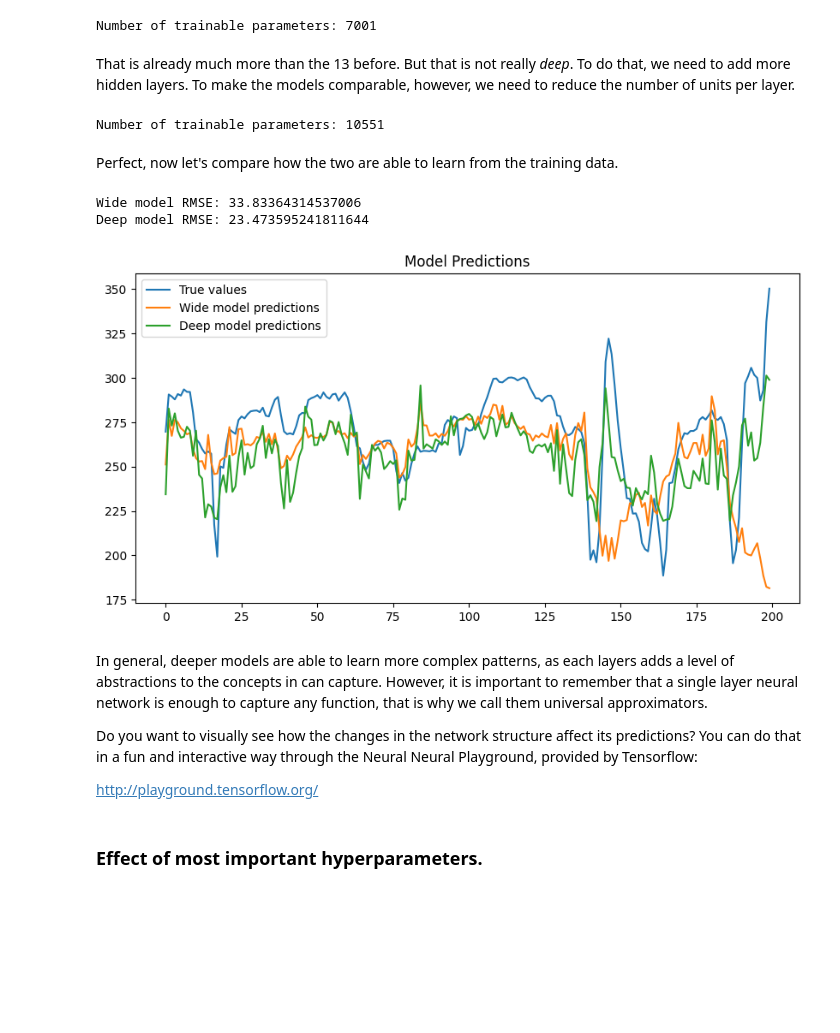
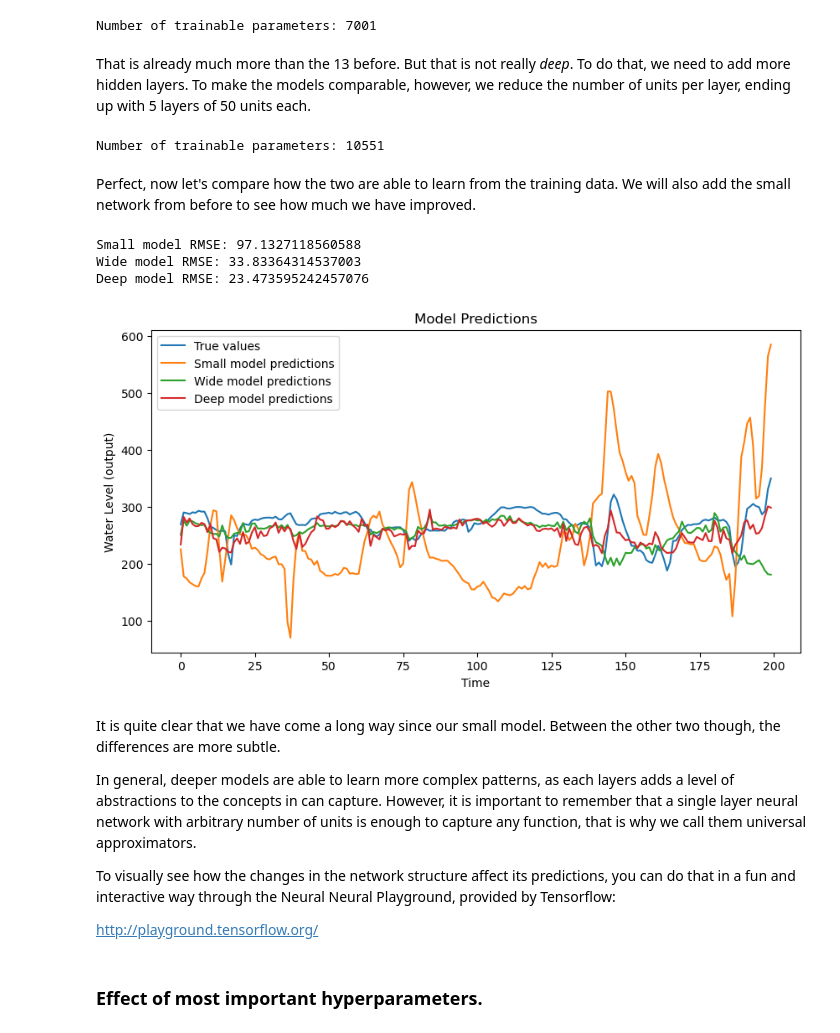
Before and after one commit to oriol-pomarol/codegeo_workshops, a Jupyter notebook: 3_understanding_neural_networks.ipynb, the cells around one changed output. Saved outputs shown, nothing was run; the diff lists cells and outputs as text; code cells hidden in the pictures; blank space fills up the shorter version.

```diff
--- a/3_understanding_neural_networks.ipynb
+++ b/3_understanding_neural_networks.ipynb
@@ -181,7 +179,7 @@ print("Number of trainable parameters:", n_params)
 # %% [output]
 Number of trainable parameters: 7001
 # %% [markdown]
-That is already much more than the 13 before. But that is not really *deep*. To do that, we need to add more hidden layers. To make the models comparable, however, we need to reduce the number of units per layer.
+That is already much more than the 13 before. But that is not really *deep*. To do that, we need to add more hidden layers. To make the models comparable, however, we reduce the number of units per layer, ending up with 5 layers of 50 units each.
 # %%
 # Fit a deep model
 model_deep = MLPRegressor(hidden_layer_sizes=(50, 50, 50, 50, 50), activation='relu', max_iter=1000, random_state=10)
@@ -193,37 +191,46 @@ print("Number of trainable parameters:", n_params)
 # %% [output]
 Number of trainable parameters: 10551
 # %% [markdown]
-Perfect, now let's compare how the two are able to learn from the training data.
+Perfect, now let's compare how the two are able to learn from the training data. We will also add the small network from before to see how much we have improved.
 # %%
 # Predict the first 200 training values
+y_pred_small = model.predict(X_train.values[:200, -2:])
 y_pred_wide = model_wide.predict(X_train.values[:200])
 y_pred_deep = model_deep.predict(X_train.values[:200])
 
 # Print the RMSE for each model
 from sklearn.metrics import mean_squared_error
 
+rmse_small = mean_squared_error(y_train.values[:200], y_pred_small, squared=False)
 rmse_wide = mean_squared_error(y_train.values[:200], y_pred_wide, squared=False)
 rmse_deep = mean_squared_error(y_train.values[:200], y_pred_deep, squared=False)
 
+print("Small model RMSE:", rmse_small)
 print("Wide model RMSE:", rmse_wide)
 print("Deep model RMSE:", rmse_deep)
 
 # Plot the predictions
 plt.figure(figsize=(10, 5))
 plt.plot(y_train.values[:200], label='True values')
+plt.plot(y_pred_small, label='Small model predictions')
 plt.plot(y_pred_wide, label='Wide model predictions')
 plt.plot(y_pred_deep, label='Deep model predictions')
 plt.legend()
 plt.title('Model Predictions')
+plt.xlabel('Time')
+plt.ylabel('Water Level (output)')
 plt.show()
 # %% [output]
-Wide model RMSE: 33.83364314537006
-Deep model RMSE: 23.473595241811644
+Small model RMSE: 97.1327118560588
+Wide model RMSE: 33.83364314537003
+Deep model RMSE: 23.473595242457076
-[figure, old version]
+[figure, new version]
 # %% [markdown]
-In general, deeper models are able to learn more complex patterns, as each layers adds a level of abstractions to the concepts in can capture. However, it is important to remember that a single layer neural network is enough to capture any function, that is why we call them universal approximators.
+It is quite clear that we have come a long way since our small model. Between the other two though, the differences are more subtle.
 
-Do you want to visually see how the changes in the network structure affect its predictions? You can do that in a fun and interactive way through the Neural Neural Playground, provided by Tensorflow:
+In general, deeper models are able to learn more complex patterns, as each layers adds a level of abstractions to the concepts in can capture. However, it is important to remember that a single layer neural network with arbitrary number of units is enough to capture any function, that is why we call them universal approximators.
+
+To visually see how the changes in the network structure affect its predictions, you can do that in a fun and interactive way through the Neural Neural Playground, provided by Tensorflow:
 
 http://playground.tensorflow.org/
 # %% [markdown]
```
Also changed, not shown: parts of 3 cells of this notebook.
